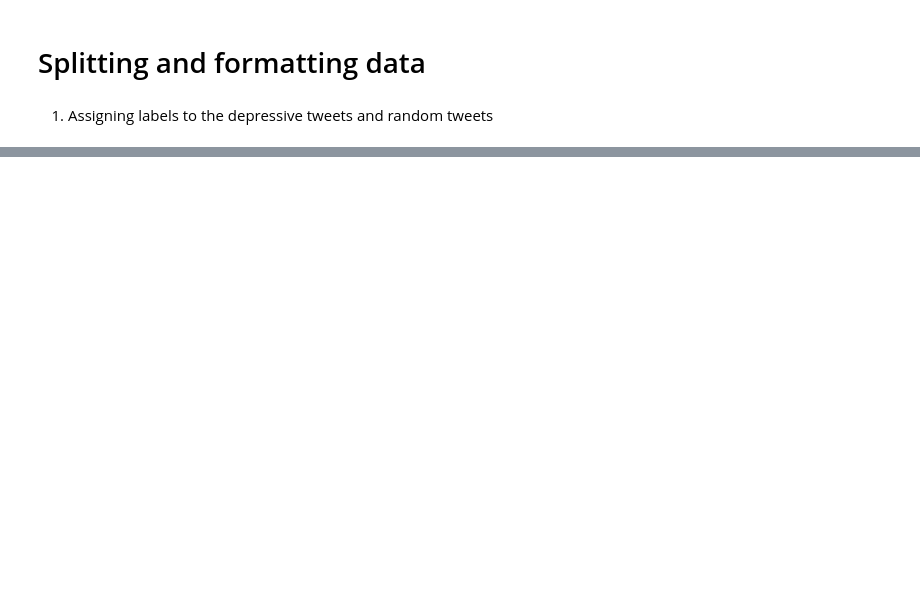
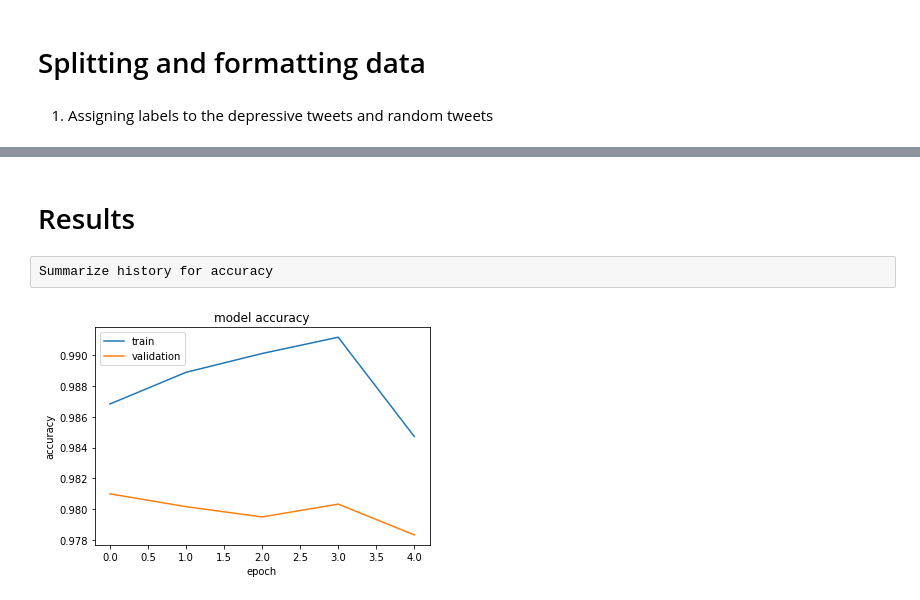
Before and after one commit to dpacmen/DepressionDetection, a Jupyter notebook: depression.ipynb, the cells around one changed output, grey strips where cells are left out. Saved outputs shown, nothing was run; the diff lists cells and outputs as text; code cells hidden in the pictures; blank space fills up the shorter version.

```diff
--- a/depression.ipynb
+++ b/depression.ipynb
@@ -355,7 +356,7 @@ TEST_SPLIT = 0.2
 LEARNING_RATE = 0.1
 EPOCHS= 10
 # %%
-labels_d=np.array([1]*20000) #the argument will create an array of 20000 1s since there are 20000 depressive tweets
+labels_d=np.array([1]*10000) #the argument will create an array of 10000 1s since there are 10000 depressive tweets
 labels_r=np.array([0]*40000) #the argument will create an array of 40000 0s since there are 40000 random tweets
 replies_dep_np=np.array(no_of_replies_dep)
 replies_ran_np=np.array(no_of_replies_ran)
@@ -409,9 +410,7 @@ main_input=Input(shape=(140,))
 embd=Embedding(len(emb_matrix), EMBEDDING_DIM, weights=[emb_matrix],input_length=MAX_SEQUENCE_LENGTH, trainable=False)(main_input)
 
 x=Input(shape=(1,))
-conv=Conv1D(filters=32, kernel_size=3, padding='same', activation='relu')(embd)
-maxpool=MaxPooling1D(pool_size=2)(conv)
-drop1=Dropout(0.2)(maxpool)
+drop1=Dropout(0.2)(embd)
 lstm=LSTM(300,dropout=0.2)(drop1)
 
 #concatenate main and aux inputs lstm and x
@@ -447,5 +444,5 @@ None
 # %%
-early_stop = EarlyStopping(monitor='val_loss', patience=10)
+early_stop = EarlyStopping(monitor='val_loss', patience=3)
 
 hist = model.fit([data_train,replies_train], labels_train, \
         validation_data=([data_val,replies_val],labels_val), \
@@ -493,7 +462,0 @@ print(model.summary())
-# %%
-early_stop = EarlyStopping(monitor='val_loss', patience=10)
-
-hist = model.fit(data_train, labels_train, \
-        validation_data=(data_val, labels_val), \
-        epochs=EPOCHS, batch_size=40, shuffle=True, \
-        callbacks=[early_stop])
@@ -537,0 +481,14 @@ weighted avg       0.99      0.99      0.99      3040
+# %% [markdown]
+# Results
+# %% [raw]
+Summarize history for accuracy
+# %%
+plt.plot(hist.history['acc'])
+plt.plot(hist.history['val_acc'])
+plt.title('model accuracy')
+plt.ylabel('accuracy')
+plt.xlabel('epoch')
+plt.legend(['train', 'validation'], loc='upper left')
+plt.show()
+# %% [output]
+[figure, added]
```
Also changed, not shown: parts of 20 cells of this notebook.
